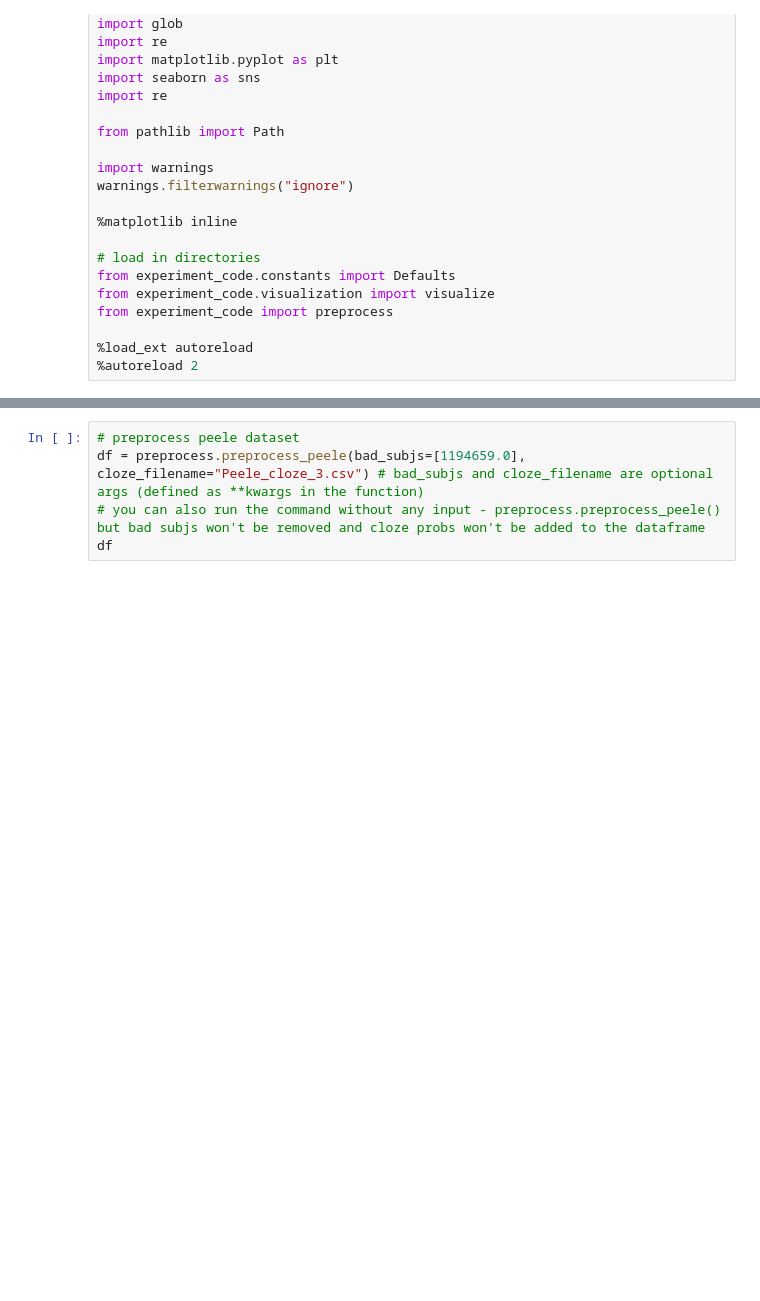
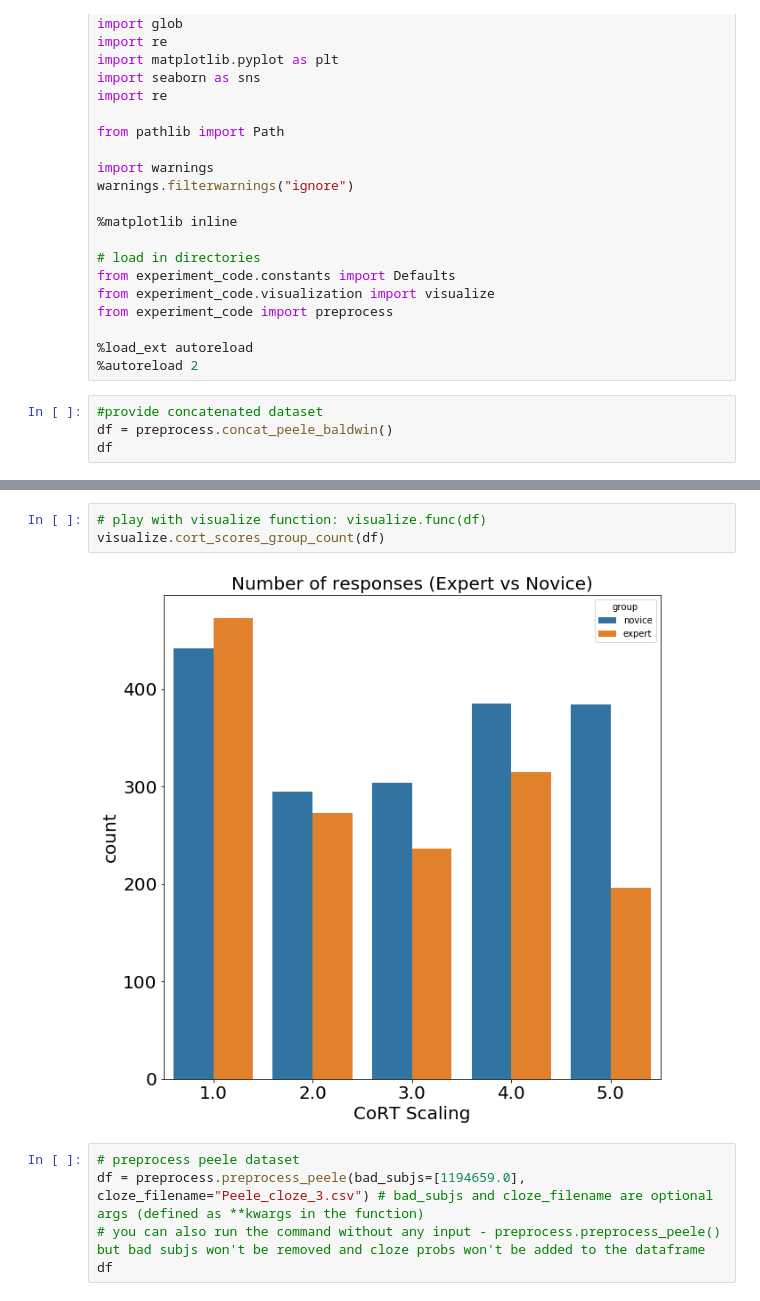
Before and after one commit to sbruinsma1/cort_language, a Jupyter notebook: notebooks/pilot_cort_scaling_visualization.ipynb, the cells around one changed output, grey strips where cells are left out. Saved outputs shown, nothing was run; the diff lists cells and outputs as text; blank space fills up the shorter version.

```diff
--- a/notebooks/pilot_cort_scaling_visualization.ipynb
+++ b/notebooks/pilot_cort_scaling_visualization.ipynb
@@ -23,3 +23,7 @@ from experiment_code import preprocess
 
 %load_ext autoreload
 %autoreload 2
+# %%
+#provide concatenated dataset
+df = preprocess.concat_peele_baldwin()
+df
@@ -26,3 +49,8 @@ from experiment_code import preprocess
+# %%
+# play with visualize function: visualize.func(df)
+visualize.cort_scores_group_count(df)
+# %% [output]
+[figure, added]
 # %%
 # preprocess peele dataset
 df = preprocess.preprocess_peele(bad_subjs=[1194659.0], cloze_filename="Peele_cloze_3.csv") # bad_subjs and cloze_filename are optional args (defined as **kwargs in the function)
```
Also changed, not shown: parts of 1 cell of this notebook, 3 other files.
